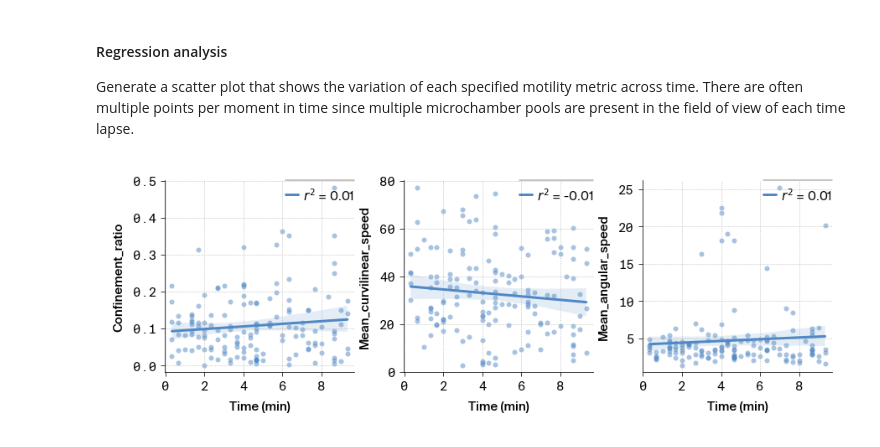
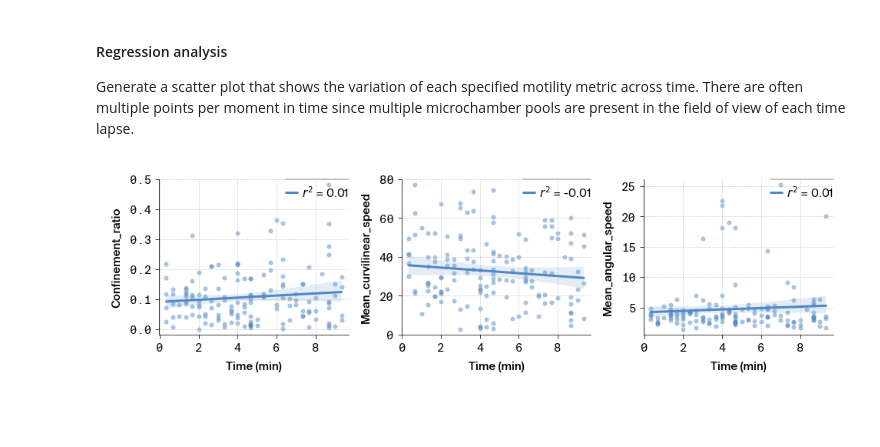
Before and after one commit to Arcadia-Science/2024-unicellular-tracking, a Jupyter notebook: notebooks/2_temporal-variation-in-motility-metrics.ipynb, the cells around one changed output. Cells and saved outputs as stored; diff of their text form; code cells hidden in the pictures; blank space fills up the shorter version.

Commit message:
minor change to plot layout
add `plt.tight_layout()` which throws a `UserWarning` for some reason, so suppress that warning

```diff
--- a/notebooks/2_temporal-variation-in-motility-metrics.ipynb
+++ b/notebooks/2_temporal-variation-in-motility-metrics.ipynb
@@ -50,36 +51,41 @@ fig, axes = plt.subplots(
     nrows=nrows,
     ncols=ncols,
     sharex=True,
-    figsize=(4 * ncols, 4 * nrows),
+    figsize=(4.5 * ncols, 4 * nrows),
     layout="constrained",
 )
 
 for i, metric in enumerate(metrics):
     # convert time lapse ID to time point
     time_seconds = timelapse_duration * source["timelapse_ID"].values
 
     # regression stats
     slope, intercept, r_value, p_value, std_err = stats.linregress(time_seconds, source[metric])
     r_squared = np.sign(r_value) * r_value**2
 
     # scatter plot with regression line
     ax = axes.flat[i]
     g = sns.regplot(
         data=source,
         scatter=True,
         x=time_seconds,
         y=metric,
         line_kws={"label": f"$r^2$ = {r_squared:.2f}"},
         scatter_kws={"alpha": 0.5},
         ax=ax,
     )
 
     # aesthetics
     xlabel = "Time (min)" if i >= ncols * (nrows - 1) else ""
     ax.set_xlabel(xlabel)
     ax.grid(ls=":")
     ax.legend(loc=1)
     sns.despine(ax=ax)
     apc.mpl.style_plot(ax, monospaced_axes="both")
+
+with warnings.catch_warnings():
+    warnings.simplefilter("ignore")
+    plt.tight_layout()
+    plt.savefig("../results/figure-4.svg")
 # %% [output]
-[figure, old version]
+[figure, new version]
```
Also changed, not shown: parts of 1 cell of this notebook.
